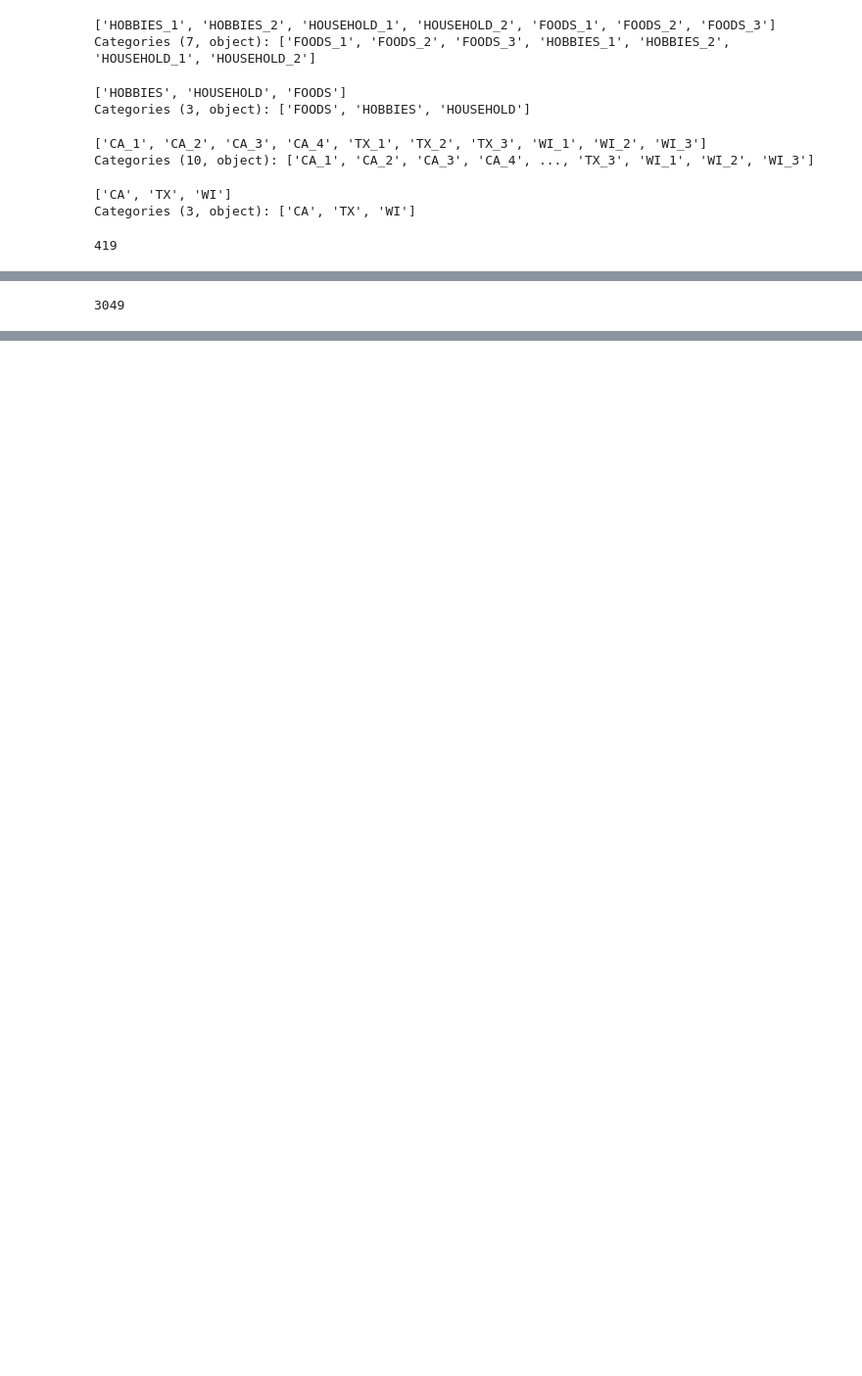
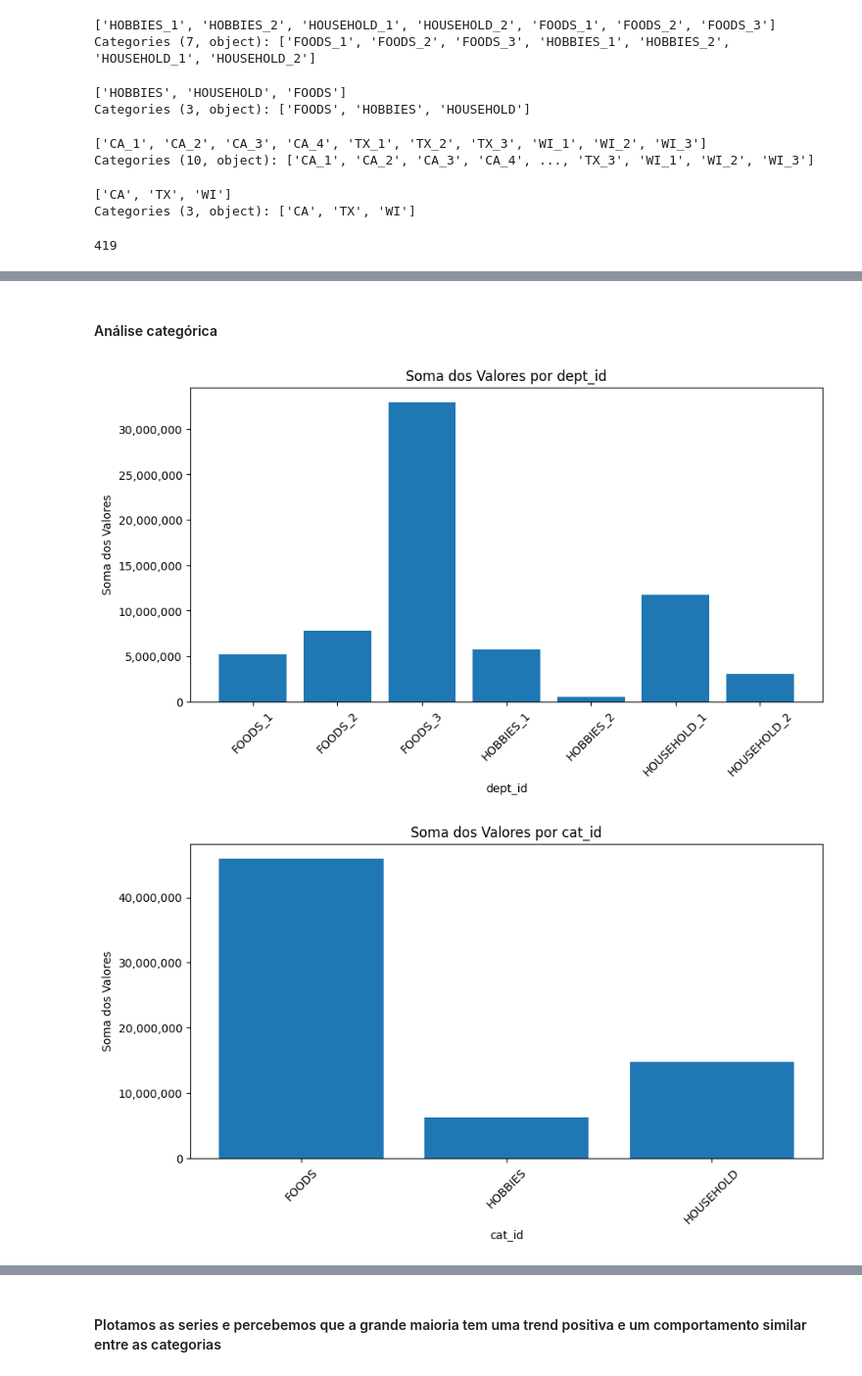
Before and after one commit to MateusVasc/Projeto-PET-Sauter, a Jupyter notebook: analise_exploratoria/analise_exploratoria.ipynb, the cells around one changed output, grey strips where cells are left out. Shown at 98% size. Drawn from its saved outputs; the diff is of its cells as text; code cells hidden in the pictures; blank space fills up the shorter version.

Commit message:
Plot de categorias e de series temporais
Ajeitei o bug do group_by e plotei as series temporais e as categorias.

```diff
--- a/analise_exploratoria/analise_exploratoria.ipynb
+++ b/analise_exploratoria/analise_exploratoria.ipynb
@@ -117,4 +100,2 @@ grouped_df.head(10)
-# %%
-grouped_df['item_id'].nunique()
-# %% [output]
-3049
+# %% [markdown]
+#### Análise categórica
@@ -120,0 +106,24 @@ grouped_df['item_id'].nunique()
+# %%
+def plot_cats(cats):
+    for cat in cats:
+        df_grouped = df.groupby(cat)['value'].sum().reset_index()
+        plt.figure(figsize=(10, 5))
+        plt.bar(df_grouped[cat], df_grouped['value'])
+
+        plt.title(f'Soma dos Valores por {cat}')
+        plt.xlabel(cat)
+        plt.ylabel('Soma dos Valores')
+
+        plt.xticks(rotation=45)
+
+        plt.gca().yaxis.set_major_formatter(ticker.StrMethodFormatter('{x:,.0f}'))
+
+        plt.show()
+# %%
+#Decidi não plotar itens pq tem 3k+
+cats = ['dept_id','cat_id','store_id','state_id']
+# %%
+plot_cats(cats)
+# %% [output]
+[figure, added]
+[figure, added]
@@ -120,0 +132,2 @@ grouped_df['item_id'].nunique()
+# %% [markdown]
+#### Plotamos as series e percebemos que a grande maioria tem uma trend positiva e um comportamento similar entre as categorias
```
Also changed, not shown: parts of 9 cells of this notebook.
